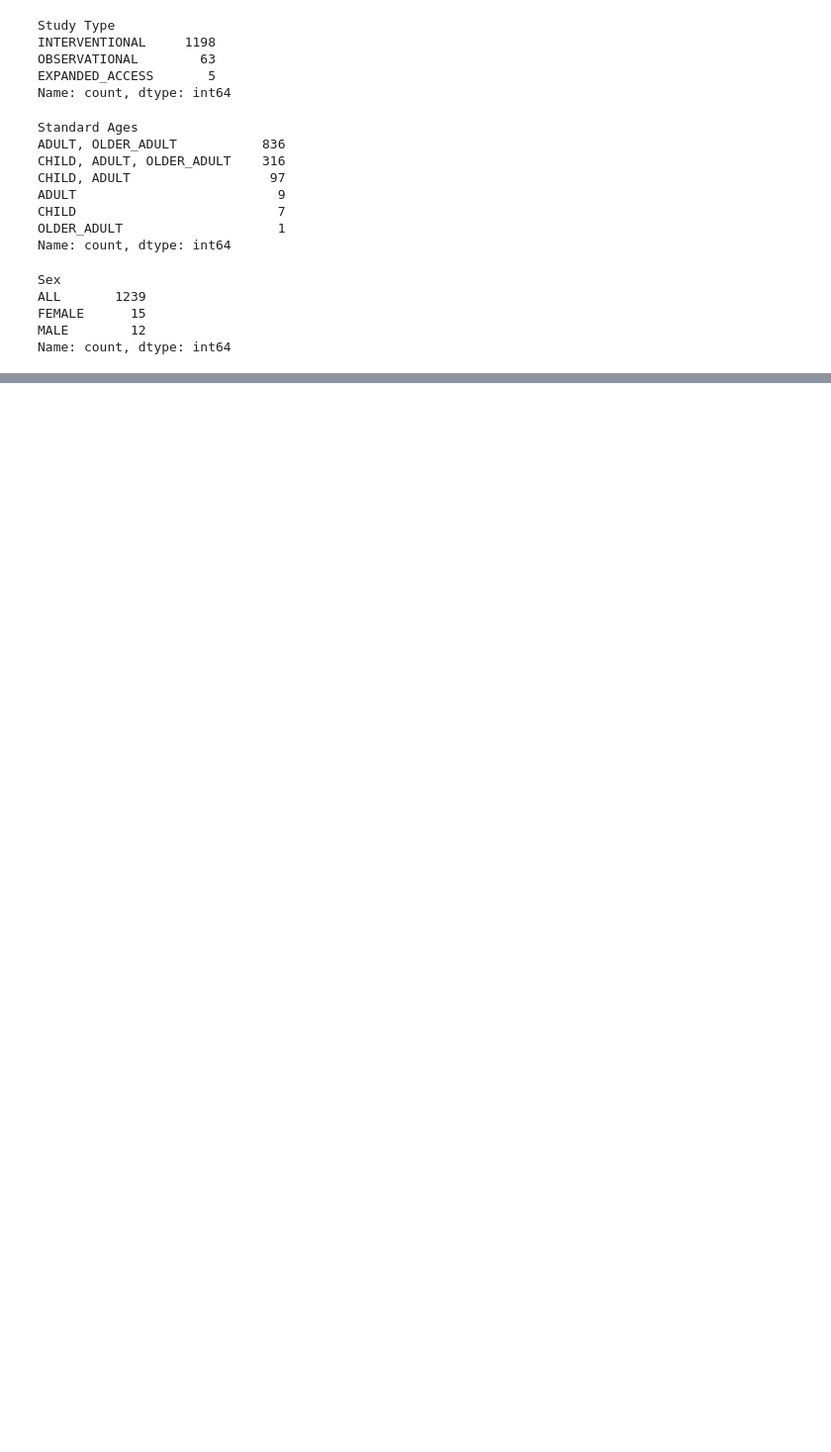
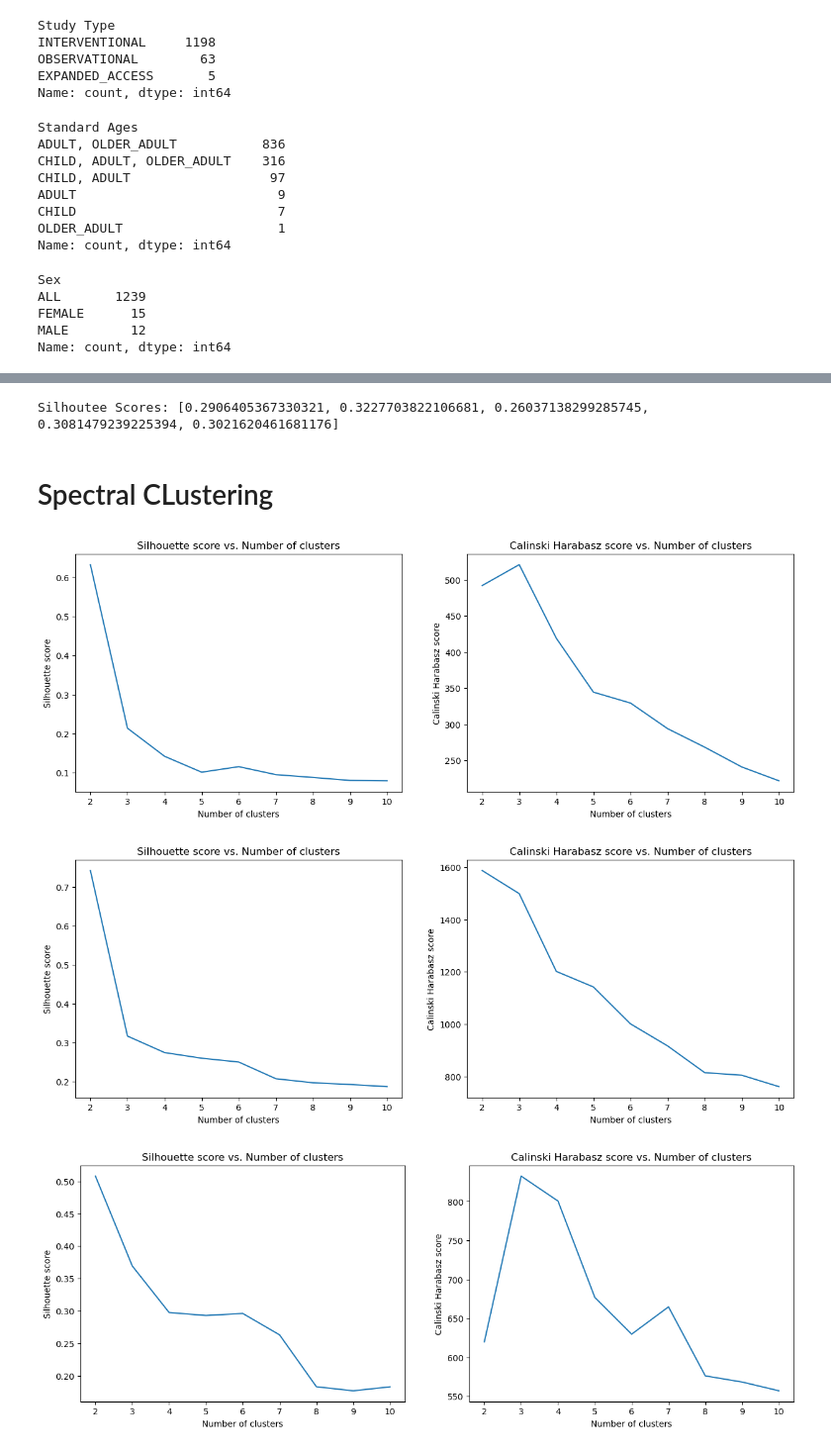
Before and after one commit to Bhanuteja917/ClusteringClinicalTrails, a Jupyter notebook: clustering.ipynb, the cells around one changed output, grey strips where cells are left out. Shown at 99% size. Cells and saved outputs as stored; diff of their text form; code cells hidden in the pictures; blank space fills up the shorter version.

```diff
--- a/clustering.ipynb
+++ b/clustering.ipynb
@@ -296,0 +487,41 @@ def evaluate_model(data, labels):
+# %%
+print(f"Silhoutee Scores: {silhouette_scores}")
+# %% [output]
+Silhoutee Scores: [0.2906405367330321, 0.3227703822106681, 0.26037138299285745, 0.3081479239225394, 0.3021620461681176]
+# %% [markdown]
+# Spectral CLustering
+# %%
+for dataset in datasets:
+    X = dataset.drop(columns=['NCT ID'])
+
+    # normalize dataset for easier parameter selection
+    # X = StandardScaler().fit_transform(X)
+
+    number_of_clusters = range(2, 11)
+    silhouette_scores = []
+    calinski_harabasz_scores = []
+
+    for num in number_of_clusters:
+        clusterer = cluster.SpectralClustering(n_clusters=num, eigen_solver=None, random_state=None, n_init=10, gamma=1.0, affinity='nearest_neighbors', n_neighbors=10, eigen_tol=0.0, assign_labels='kmeans', degree=3, coef0=1, kernel_params=None, n_jobs=None).fit(X)
+        sil_score = silhouette_score(X, clusterer.labels_)
+        cal_score = calinski_harabasz_score(X, clusterer.labels_)
+        silhouette_scores.append(sil_score)
+        calinski_harabasz_scores.append(cal_score)
+
+# PLot the silhouette score and calinski harabasz score for different number of clusters
+    fig, ax = plt.subplots(1, 2, figsize=(15, 5))
+    ax[0].plot(number_of_clusters, silhouette_scores)
+    ax[0].set_xlabel("Number of clusters")
+    ax[0].set_ylabel("Silhouette score")
+    ax[0].set_title("Silhouette score vs. Number of clusters")
+
+    ax[1].plot(number_of_clusters, calinski_harabasz_scores)
+    ax[1].set_xlabel("Number of clusters")
+    ax[1].set_ylabel("Calinski Harabasz score")
+    ax[1].set_title("Calinski Harabasz score vs. Number of clusters")
+
+    plt.show()
+# %% [output]
+[figure, added]
+[figure, added]
+[figure, added]
```
Also changed, not shown: parts of 24 cells of this notebook, 1 other file.
